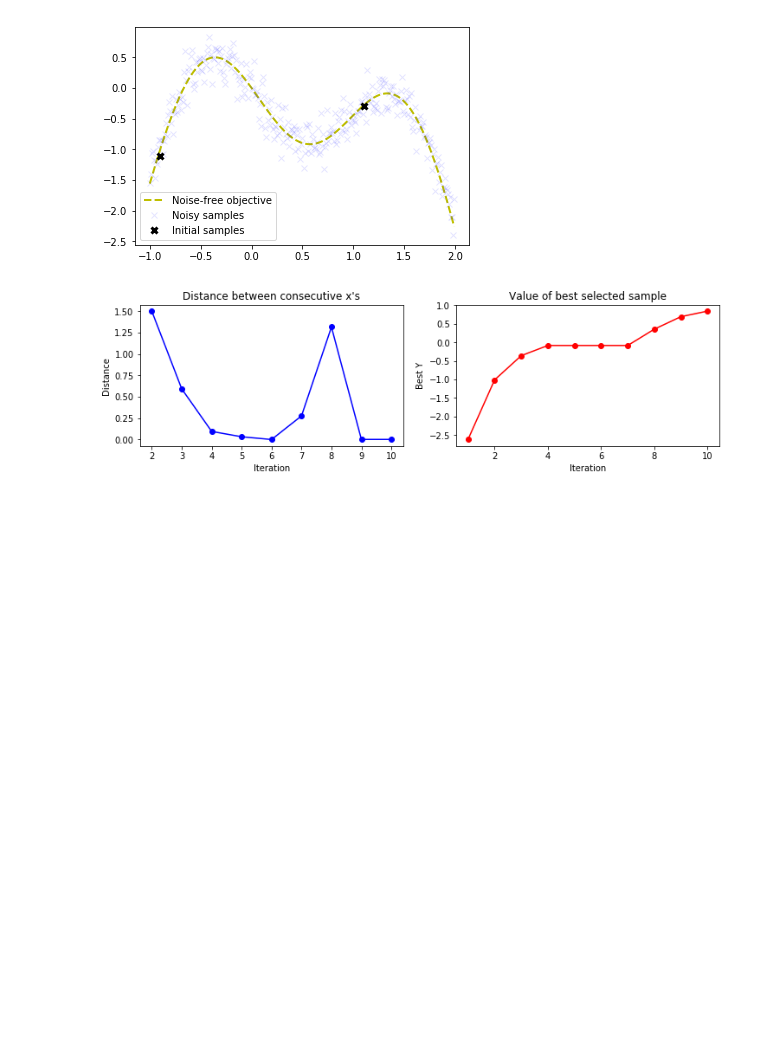
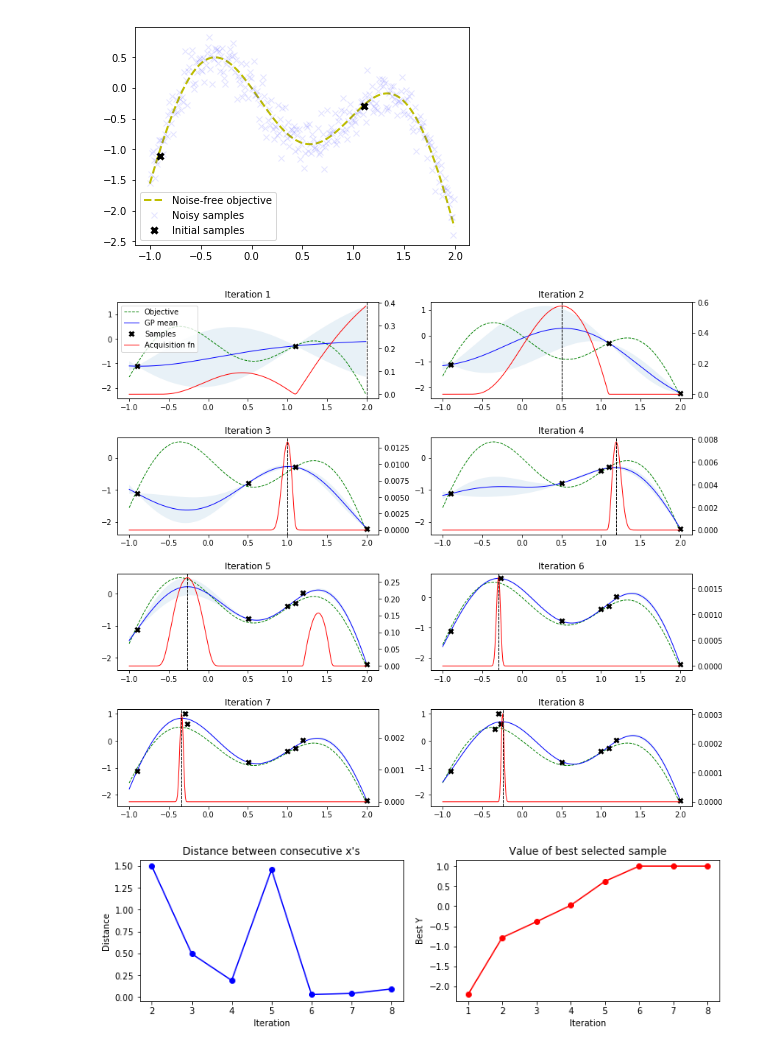
Before and after one commit to darthdeus/bopt, a Jupyter notebook: GP mojeopt.ipynb, the cells around one changed output. Cells and saved outputs as stored; diff of their text form; code cells hidden in the pictures; blank space fills up the shorter version.

Commit message:
Cleanup all plotting

```diff
--- a/GP mojeopt.ipynb
+++ b/GP mojeopt.ipynb
@@ -218,8 +218,7 @@ plt.legend();
 # %% [output]
 [figure]
 # %%
-bo_minimize(f, noise, bounds, X_init, y_init, X_true=X_true, y_true=y_true, kernel=SquaredExp(l=1))
+bo_minimize(f, noise, bounds, X_init, y_init, X_true=X_true, y_true=y_true)
+# %% [output]
+[figure, added]
+[figure, added]
-# %%
-plot_convergence(X_sample, y_sample)
-# %% [output]
-[figure, removed]
```
Also changed, not shown: 1 other file.
